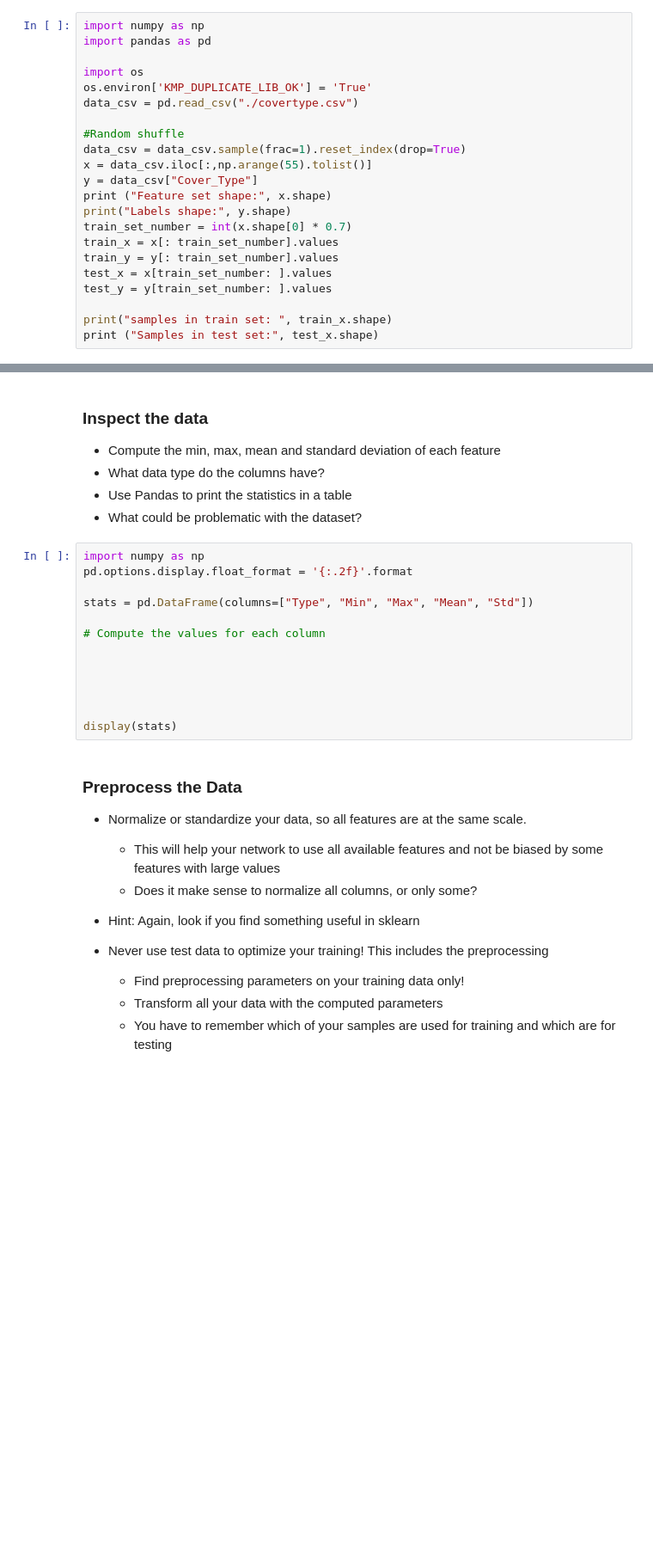
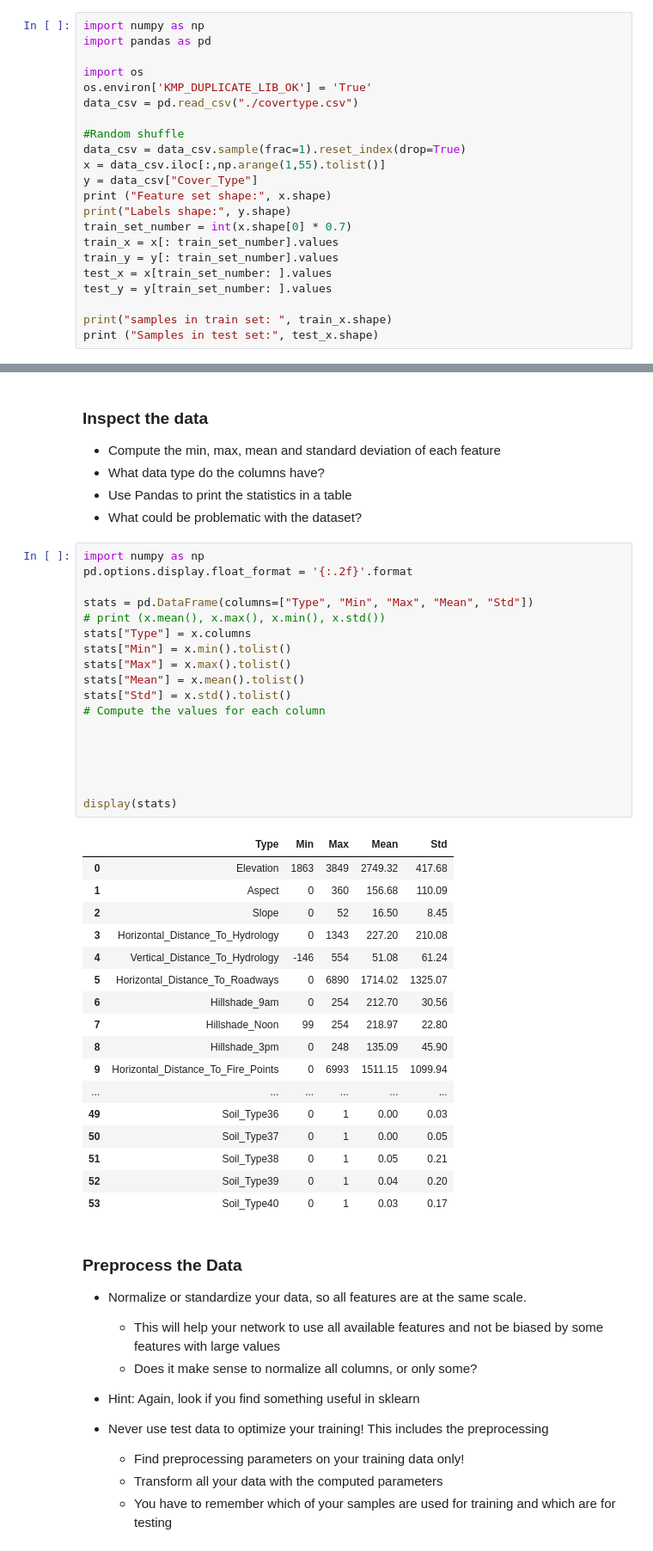
Before and after one commit to 0merjavaid/VDL_exercises, a Jupyter notebook: exercise_1/exercise_1a.ipynb, the cells around one changed output, grey strips where cells are left out. Shown at 86% size. Cells and saved outputs as stored; diff of their text form; blank space fills up the shorter version.

```diff
--- a/exercise_1/exercise_1a.ipynb
+++ b/exercise_1/exercise_1a.ipynb
@@ -32,7 +32,7 @@ data_csv = pd.read_csv("./covertype.csv")
 
 #Random shuffle
 data_csv = data_csv.sample(frac=1).reset_index(drop=True)
-x = data_csv.iloc[:,np.arange(55).tolist()]
+x = data_csv.iloc[:,np.arange(1,55).tolist()]
 y = data_csv["Cover_Type"]
 print ("Feature set shape:", x.shape)
 print("Labels shape:", y.shape)
@@ -279,16 +250,39 @@ plt.show()
 # %%
 import numpy as np
 pd.options.display.float_format = '{:.2f}'.format
 
 stats = pd.DataFrame(columns=["Type", "Min", "Max", "Mean", "Std"])
-
+# print (x.mean(), x.max(), x.min(), x.std())
+stats["Type"] = x.columns
+stats["Min"] = x.min().tolist()
+stats["Max"] = x.max().tolist()
+stats["Mean"] = x.mean().tolist()
+stats["Std"] = x.std().tolist()
 # Compute the values for each column
 
 
 
 
 
 display(stats)
+# %% [output]
+|  | Type | Min | Max | Mean | Std |
+| 0 | Elevation | 1863 | 3849 | 2749.32 | 417.68 |
+| 1 | Aspect | 0 | 360 | 156.68 | 110.09 |
+| 2 | Slope | 0 | 52 | 16.50 | 8.45 |
+| 3 | Horizontal_Distance_To_Hydrology | 0 | 1343 | 227.20 | 210.08 |
+| 4 | Vertical_Distance_To_Hydrology | -146 | 554 | 51.08 | 61.24 |
+| 5 | Horizontal_Distance_To_Roadways | 0 | 6890 | 1714.02 | 1325.07 |
+| 6 | Hillshade_9am | 0 | 254 | 212.70 | 30.56 |
+| 7 | Hillshade_Noon | 99 | 254 | 218.97 | 22.80 |
+| 8 | Hillshade_3pm | 0 | 248 | 135.09 | 45.90 |
+| 9 | Horizontal_Distance_To_Fire_Points | 0 | 6993 | 1511.15 | 1099.94 |
+| ... | ... | ... | ... | ... | ... |
+| 49 | Soil_Type36 | 0 | 1 | 0.00 | 0.03 |
+| 50 | Soil_Type37 | 0 | 1 | 0.00 | 0.05 |
+| 51 | Soil_Type38 | 0 | 1 | 0.05 | 0.21 |
+| 52 | Soil_Type39 | 0 | 1 | 0.04 | 0.20 |
+| 53 | Soil_Type40 | 0 | 1 | 0.03 | 0.17 |
 # %% [markdown]
 ### Preprocess the Data
 - Normalize or standardize your data, so all features are at the same scale.
```
Also changed, not shown: parts of 15 cells of this notebook.
